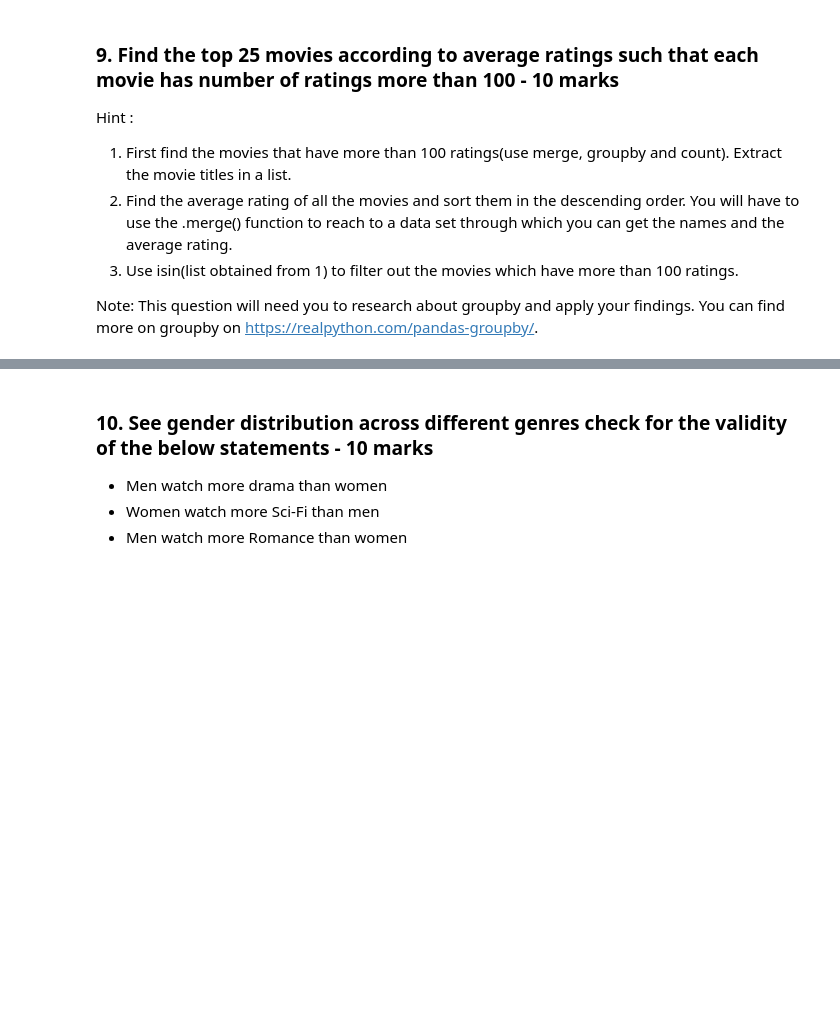
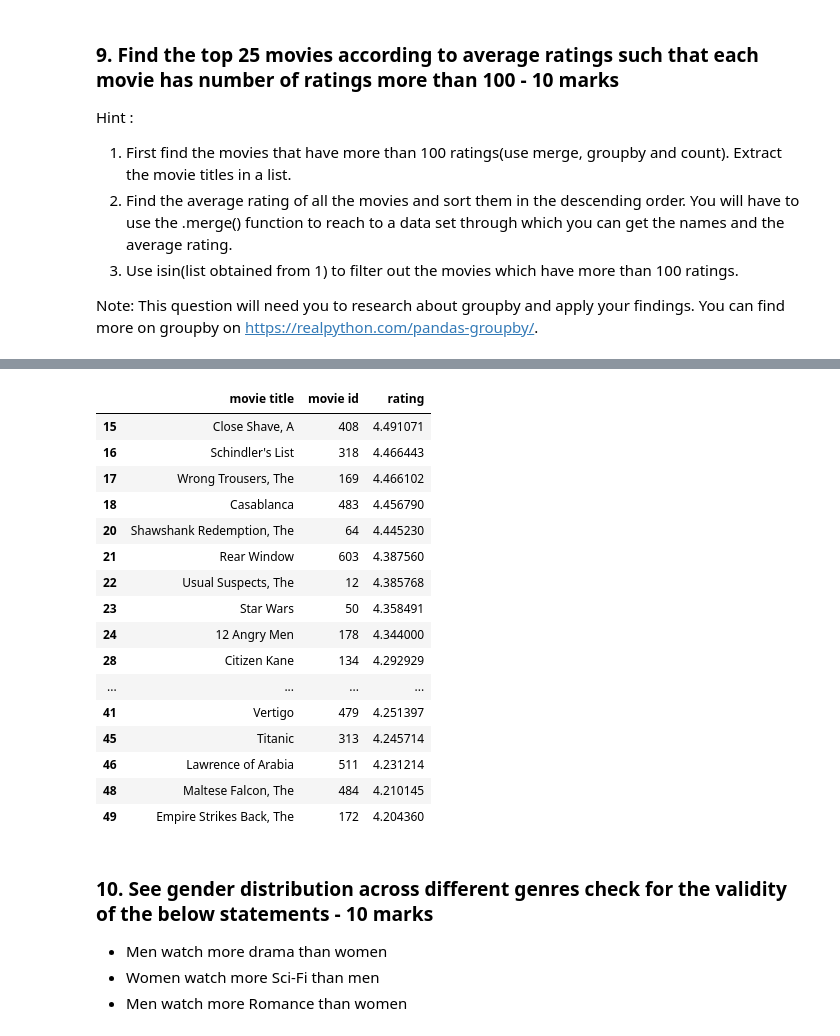
Before and after one commit to qthanglee/UAT, a Jupyter notebook: movielens/movie_lens.ipynb, the cells around one changed output, grey strips where cells are left out. Drawn from its saved outputs; the diff is of its cells as text; code cells hidden in the pictures; blank space fills up the shorter version.

```diff
--- a/movielens/movie_lens.ipynb
+++ b/movielens/movie_lens.ipynb
@@ -313,0 +297,4 @@ plot_fig.set_xlabel('Average Rating');
+# %%
+df_rating_movie = df_rating.merge(df_movie, on='movie id', how='inner')
+df_final_merged = df_rating_movie.merge(df_user, on='user id', how='inner')
+df_final_merged[['user id', 'movie id', 'rating', 'gender']].head()
@@ -314,3 +308,28 @@ plot_fig.set_xlabel('Average Rating');
+# %%
+
+df_rating_count = df_final_merged.groupby(['movie title', 'movie id'])['rating'].count().reset_index()
+rating_100_movies_ids = list(df_rating_count[df_rating_count['rating'] > 100]['movie id'])
+rating_100_movies_ids
+avg_rating = df_final_merged.groupby(['movie title', 'movie id'])['rating'].mean().sort_values(ascending=False).reset_index()
+avg_rating[avg_rating['movie id'].isin(rating_100_movies_ids)].head(25)
+# %% [output]
+|  | movie title | movie id | rating |
+| 15 | Close Shave, A | 408 | 4.491071 |
+| 16 | Schindler's List | 318 | 4.466443 |
+| 17 | Wrong Trousers, The | 169 | 4.466102 |
+| 18 | Casablanca | 483 | 4.456790 |
+| 20 | Shawshank Redemption, The | 64 | 4.445230 |
+| 21 | Rear Window | 603 | 4.387560 |
+| 22 | Usual Suspects, The | 12 | 4.385768 |
+| 23 | Star Wars | 50 | 4.358491 |
+| 24 | 12 Angry Men | 178 | 4.344000 |
+| 28 | Citizen Kane | 134 | 4.292929 |
+| ... | ... | ... | ... |
+| 41 | Vertigo | 479 | 4.251397 |
+| 45 | Titanic | 313 | 4.245714 |
+| 46 | Lawrence of Arabia | 511 | 4.231214 |
+| 48 | Maltese Falcon, The | 484 | 4.210145 |
+| 49 | Empire Strikes Back, The | 172 | 4.204360 |
 # %% [markdown]
 ### 10. See gender distribution across different genres check for the validity of the below statements - 10 marks
 
```
Also changed, not shown: parts of 5 cells of this notebook.
